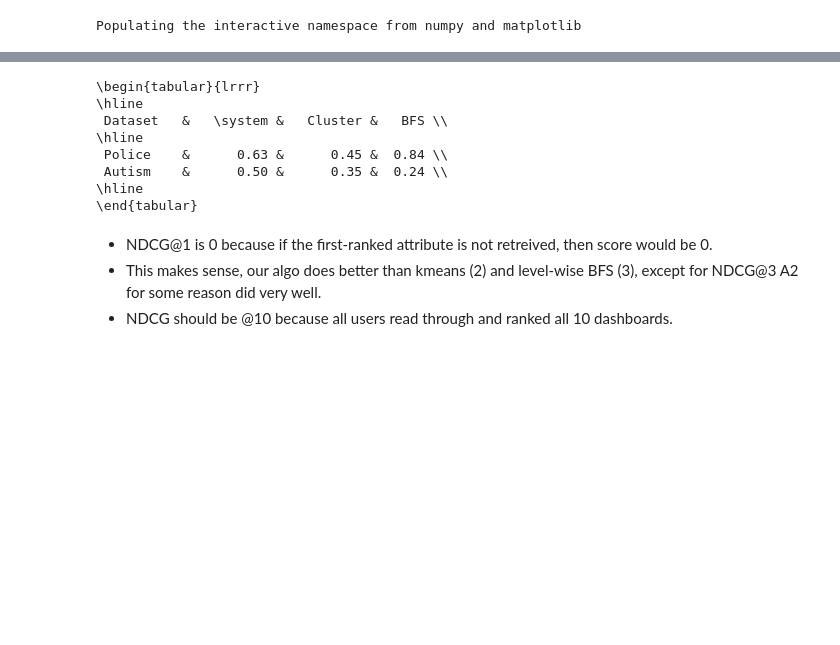
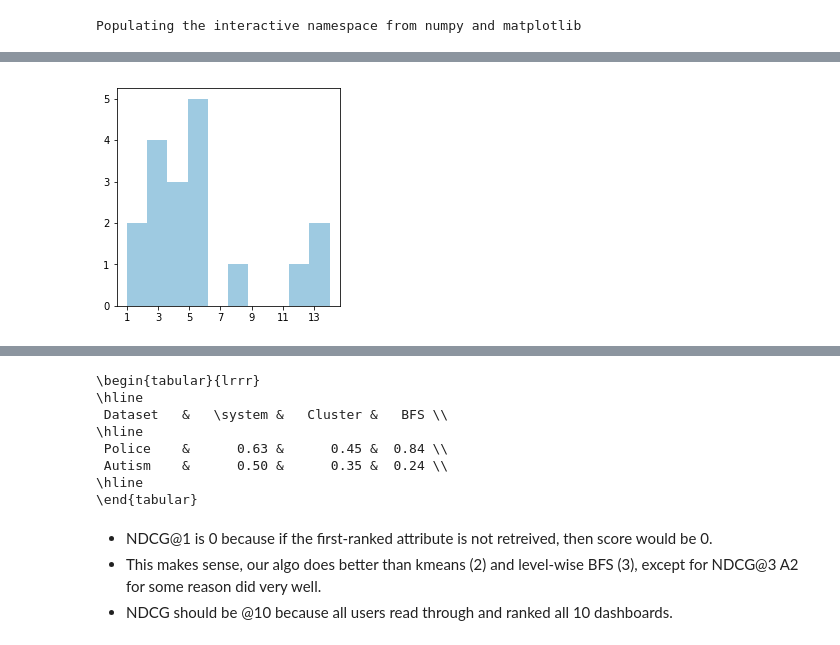
Before and after one commit to dorisjlee/viz-summarization, a Jupyter notebook: ipynb/User Study Results and Paper Statistics.ipynb, the cells around one changed output, grey strips where cells are left out. Saved outputs shown, nothing was run; the diff lists cells and outputs as text; code cells hidden in the pictures; blank space fills up the shorter version.

```diff
--- a/ipynb/User Study Results and Paper Statistics.ipynb
+++ b/ipynb/User Study Results and Paper Statistics.ipynb
@@ -15,0 +30,6 @@ from paper_visualization import *
+# %%
+data = info["YearsExperience"]
+ax = plt.hist(data,bins=10)
+a = plt.xticks(np.arange(1,data.max(),2))
+# %% [output]
+[figure, added]
```
Also changed, not shown: parts of 91 cells of this notebook, 6 other files.
